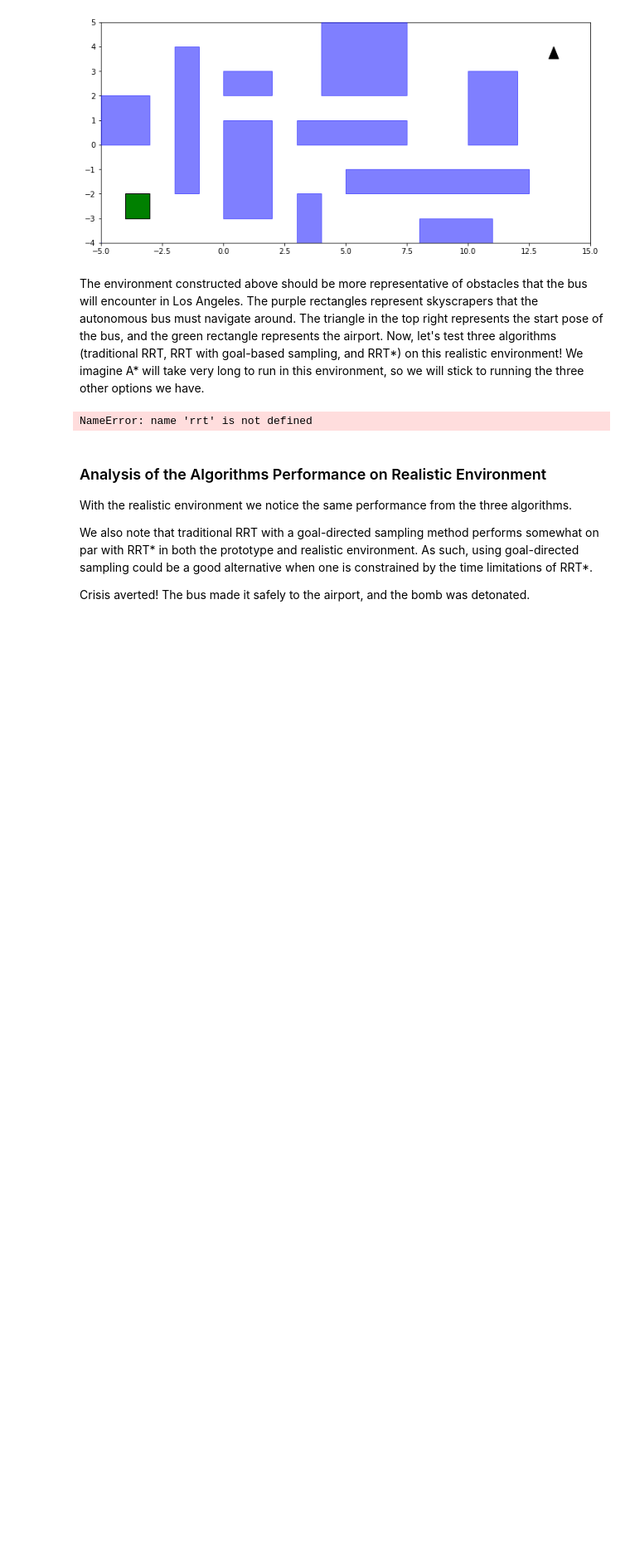
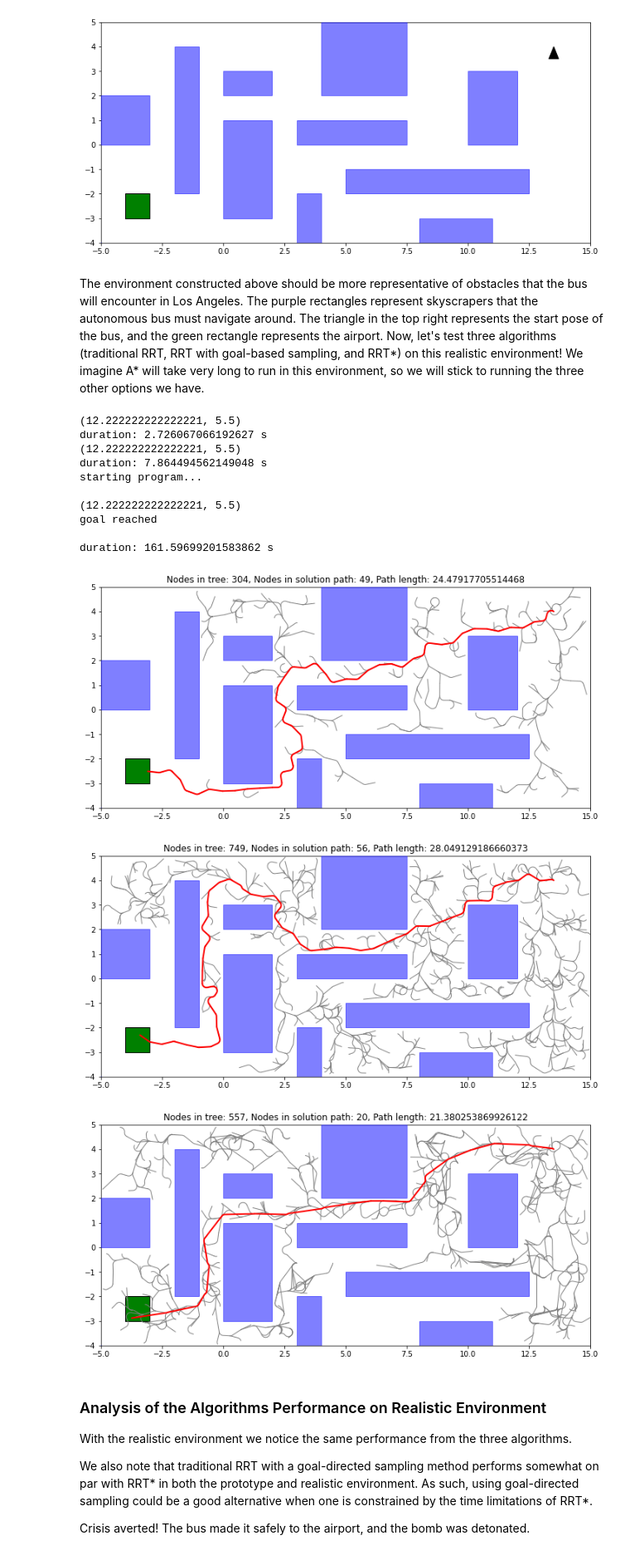
Before and after one commit to ersolog/6.877-16.413, a Jupyter notebook: code.ipynb, the cells around one changed output. Shown at 83% size. Cells and saved outputs as stored; diff of their text form; code cells hidden in the pictures; blank space fills up the shorter version.

Commit message:
fixed rrt_star loop thing

```diff
--- a/code.ipynb
+++ b/code.ipynb
@@ -445,6 +445,7 @@ def RRT_star(bounds, environment, start_pose, radius, end_region, sample_functio
     rad = 1.5                     # determines the radius of circle of neighbors for new points
     cost = {start_pose: 0}         # distance each vertex traveled relative to start index
     parent = {start_pose: None}    # maps each vertex to its parent vertex
+    branches = dict()
     ax = plot_environment(environment)
     plot_poly(ax, end_region, "green")
     ideal_point = 0
@@ -485,16 +486,19 @@ def RRT_star(bounds, environment, start_pose, radius, end_region, sample_functio
             return new_path, dist_so_far
     def get_neighbors(vertices, x_new, rad, min_dist, nearest):
         neighbors = []
-        best = nearest
+        best_pt = nearest
         for v in vertices:
             path = dubins.shortest_path(v, x_new, turning_radius)
+            configuations, _ = path.sample_many(step_size)
             if path.path_length() < rad:
-                neighbors.append(v)
-                # check to see if start---v---x_new < start---best---x_new
-                if cost[v] + path.path_length() < min_dist:
-                    best = v
-                    min_dist = cost[v] + path.path_length()
-        return best, min_dist, neighbors
+                # check to see if path has collisions
+                if checkNoCollision(configuations):
+                    neighbors.append(v)
+                    # check to see if start---v---x_new < start---best---x_new
+                    if cost[v] + path.path_length() < min_dist:
+                        best_pt = v
+                        min_dist = cost[v] + path.path_length()
+        return best_pt, min_dist, neighbors
     def construct_path(parent, end_pt, plot):
         path = [end_pt]
         path_len = 0
@@ -520,6 +524,7 @@ def RRT_star(bounds, environment, start_pose, radius, end_region, sample_functio
             best_pt, best_dist, x_neighbors = get_neighbors(parent, new_pt, rad, sdist, nearest)
             parent[new_pt] = best_pt                       # best_pt ends up being parent node of new_pt
             cost[new_pt] = best_dist                       # start_node ----best_pt --- new_pt dist
+#             branches[(best_pt, new_pt)] = (new_path, path_dist)
             # reshape the tree to see if new_pt reduces total length of the cost of neighbors
             for x_prime in x_neighbors:
                 path_prime = dubins.shortest_path(x_prime, new_pt, turning_radius)
@@ -598,9 +611,21 @@ The environment constructed above should be more representative of obstacles tha
 # %%
 path = print_time(lambda: rrt(bounds, realistic_env, start, goal_region, uninformed_sample, turning_radius, step_size=0.01, d=0.5))
 path = print_time(lambda: rrt(bounds, realistic_env, start, goal_region, RRT_goal_directed, turning_radius, step_size=0.01, d=0.5))
-path = print_time(lambda: RRT_star(bounds, realistic_env, start, radius, goal_region, uninformed_sample, turning_radius, step_size=0.01, d=0.5, N=800))
+path = print_time(lambda: RRT_star(bounds, realistic_env, start, radius, goal_region, uninformed_sample, turning_radius, step_size=0.01, d=0.5, N=1000))
 # %% [output]
-NameError: name 'rrt' is not defined
+(12.222222222222221, 5.5)
+duration: 2.726067066192627 s
+(12.222222222222221, 5.5)
+duration: 7.864494562149048 s
+starting program...
+
+(12.222222222222221, 5.5)
+goal reached
+
+duration: 161.59699201583862 s
+[figure, added]
+[figure, added]
+[figure, added]
 # %% [markdown]
 ### <a name="Analysis"></a> Analysis of the Algorithms Performance on Realistic Environment
 
```
Also changed, not shown: parts of 5 cells of this notebook.
